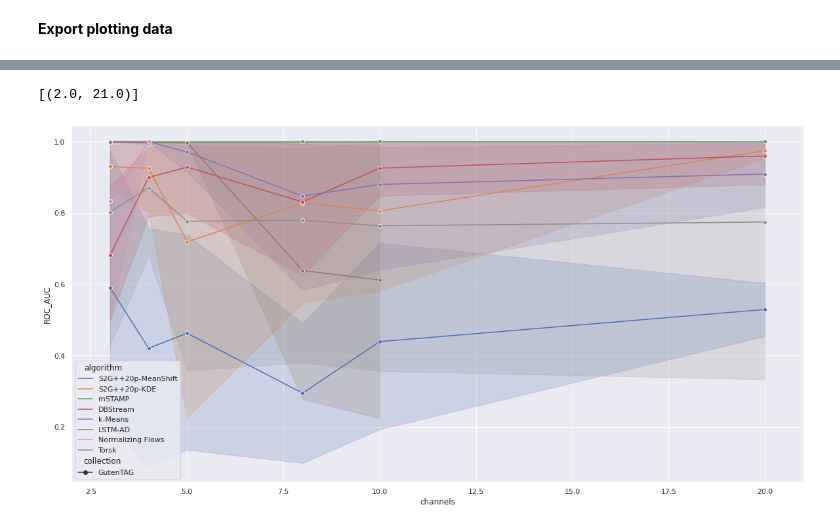
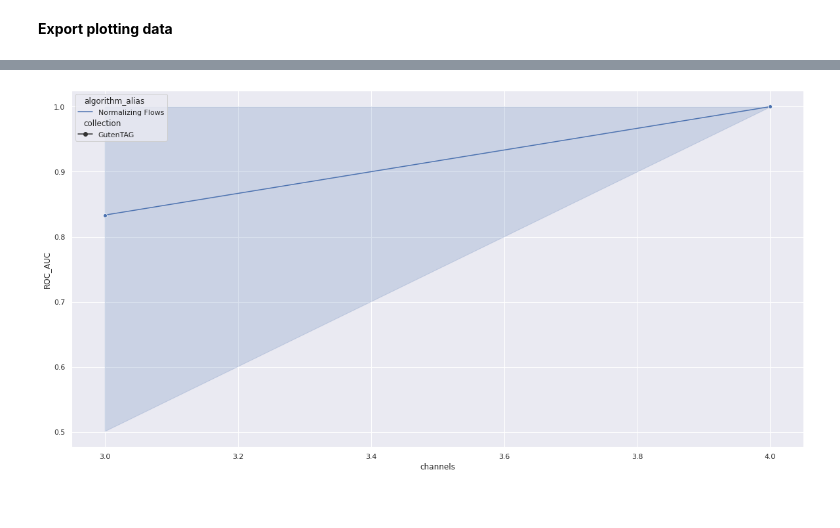
Before and after one commit to HPI-Information-Systems/s2gpp_experiments, a Jupyter notebook: notebooks/Quality.ipynb, the cells around one changed output, grey strips where cells are left out. Drawn from its saved outputs; the diff is of its cells as text; code cells hidden in the pictures.

```diff
--- a/notebooks/Quality.ipynb
+++ b/notebooks/Quality.ipynb
@@ -14,0 +17,2 @@ df = pd.read_csv("../results/quality/results.csv")
+# %%
+df = df[~(df.algorithm == "S2G++20p-KDE")]
@@ -14,0 +21,5 @@ df = pd.read_csv("../results/quality/results.csv")
+# %%
+s2g_df = pd.read_csv("../results/optimized-quality.csv")
+s2g_df["algorithm"] = "S2G++20p-KDE"
+# %%
+df = pd.concat([df, s2g_df], ignore_index=True)
@@ -44,6 +53,4 @@ g = sns.scatterplot(data=df[df.algorithm_alias.isin(algorithms)].groupby("algori
 # %%
-g = sns.lineplot(data=df[df.algorithm_alias.isin(algorithms)], x="channels", y="ROC_AUC", hue="algorithm", style="collection", markers=True)
-g.set(xlim=(2, 21))
+g = sns.lineplot(data=df[df.algorithm_alias.isin(["Normalizing Flows"])], x="channels", y="ROC_AUC", hue="algorithm_alias", style="collection", markers=True)
 # %% [output]
-[(2.0, 21.0)]
-[figure, old version]
+[figure, new version]
```
Also changed, not shown: parts of 12 cells of this notebook, 23 other files.
